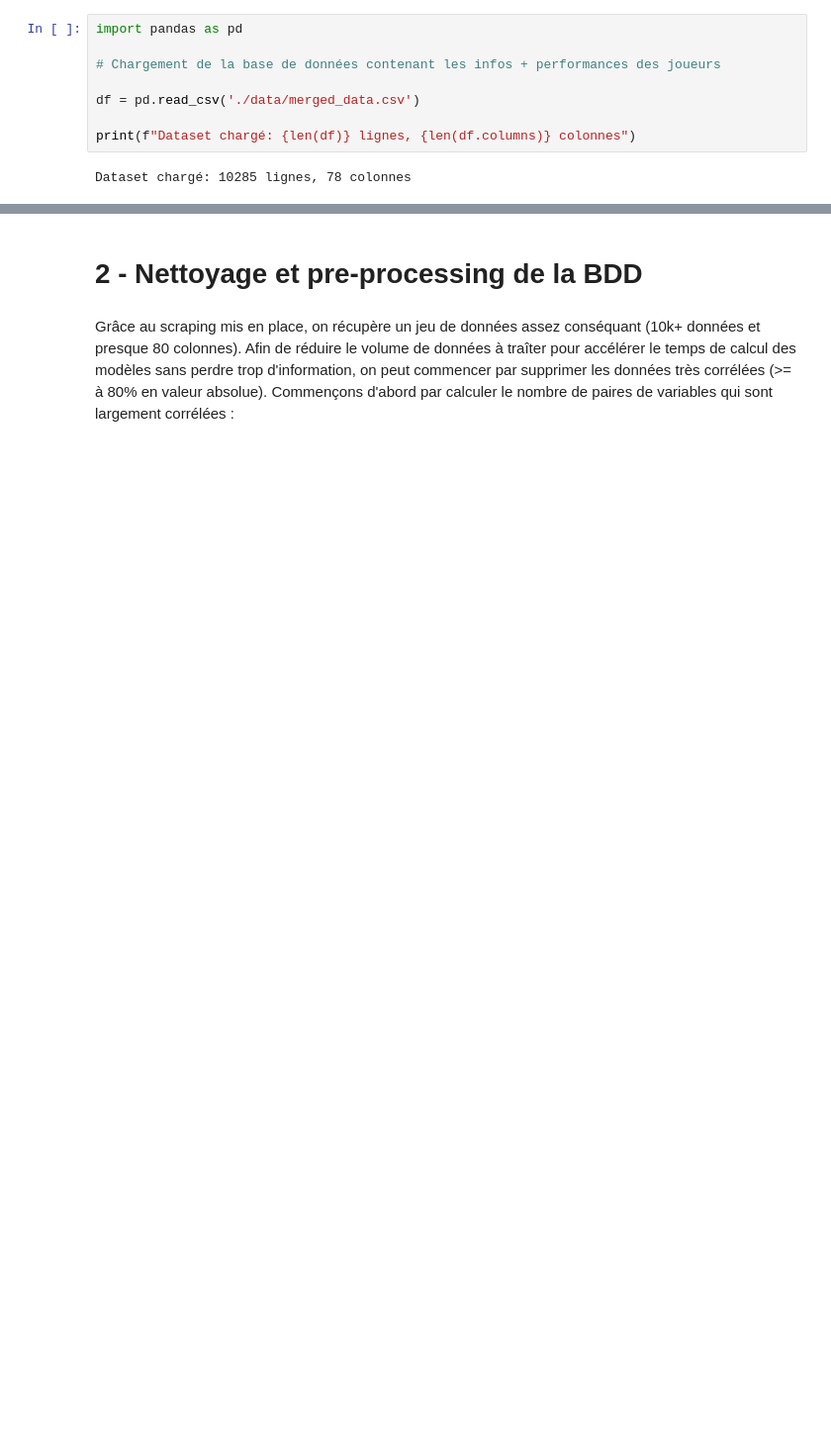
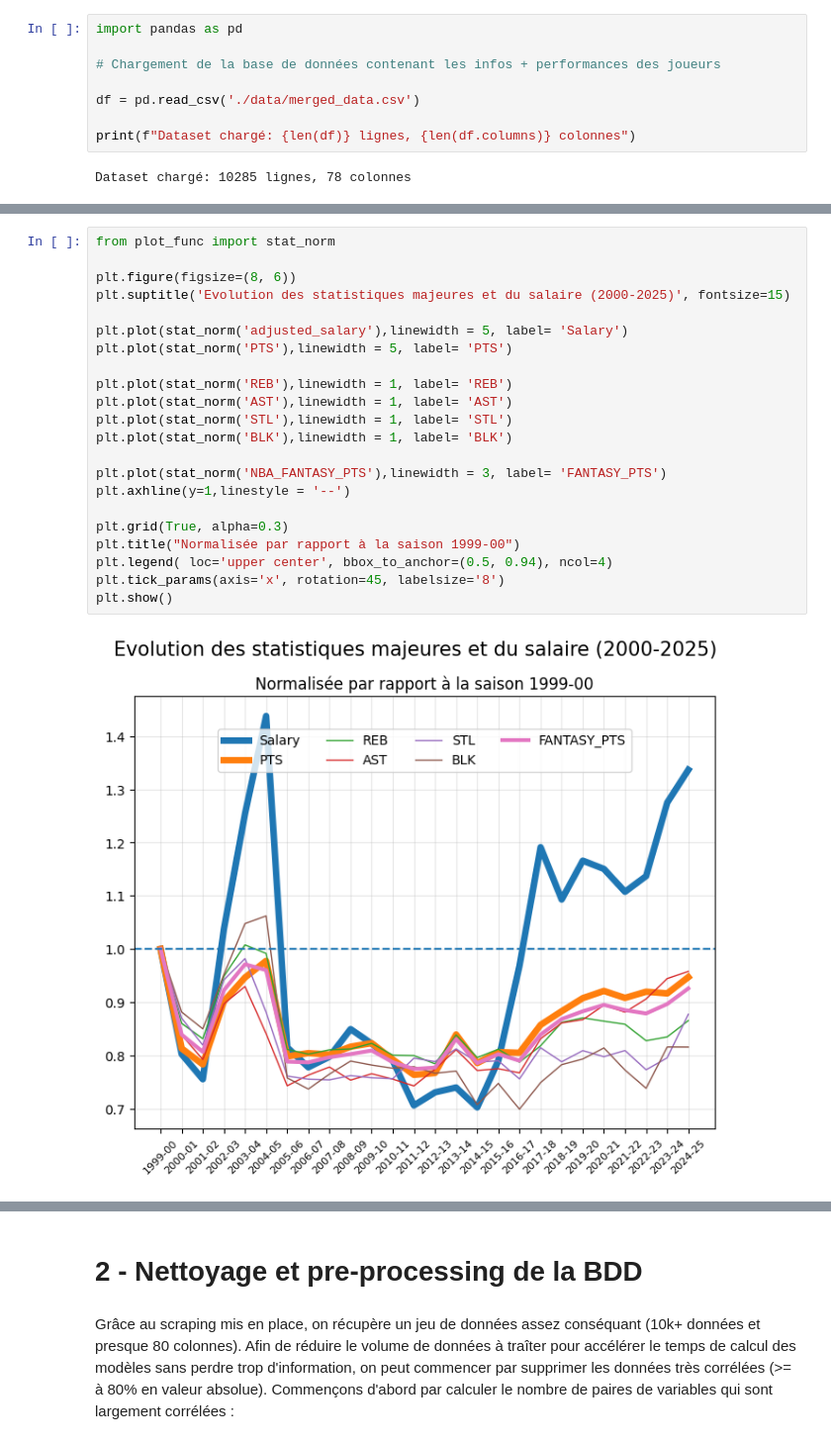
Before and after one commit to ElliotLunati/NBA_stats, a Jupyter notebook: clean_dataset.ipynb, the cells around one changed output, grey strips where cells are left out. Shown at 99% size. Drawn from its saved outputs; the diff is of its cells as text; blank space fills up the shorter version.

```diff
--- a/clean_dataset.ipynb
+++ b/clean_dataset.ipynb
@@ -10,0 +82,24 @@ Dataset chargé: 10285 lignes, 78 colonnes
+# %%
+from plot_func import stat_norm
+
+plt.figure(figsize=(8, 6))
+plt.suptitle('Evolution des statistiques majeures et du salaire (2000-2025)', fontsize=15)
+
+plt.plot(stat_norm('adjusted_salary'),linewidth = 5, label= 'Salary')
+plt.plot(stat_norm('PTS'),linewidth = 5, label= 'PTS')
+
+plt.plot(stat_norm('REB'),linewidth = 1, label= 'REB')
+plt.plot(stat_norm('AST'),linewidth = 1, label= 'AST')
+plt.plot(stat_norm('STL'),linewidth = 1, label= 'STL')
+plt.plot(stat_norm('BLK'),linewidth = 1, label= 'BLK')
+
+plt.plot(stat_norm('NBA_FANTASY_PTS'),linewidth = 3, label= 'FANTASY_PTS')
+plt.axhline(y=1,linestyle = '--')
+
+plt.grid(True, alpha=0.3)
+plt.title("Normalisée par rapport à la saison 1999-00")
+plt.legend( loc='upper center', bbox_to_anchor=(0.5, 0.94), ncol=4)
+plt.tick_params(axis='x', rotation=45, labelsize='8')
+plt.show()
+# %% [output]
+[figure, added]
```
Also changed, not shown: parts of 36 cells of this notebook, 1 other file.
